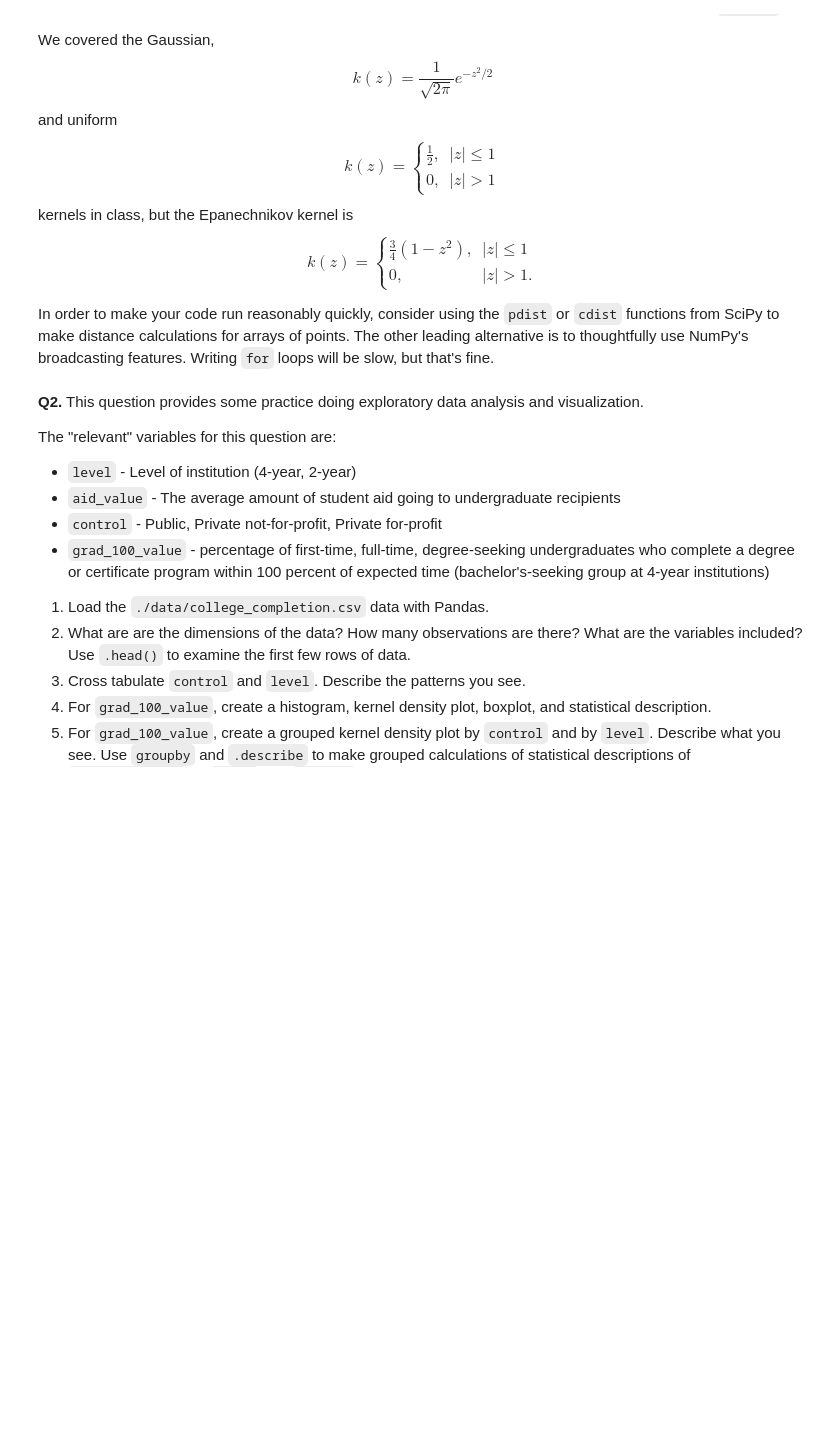
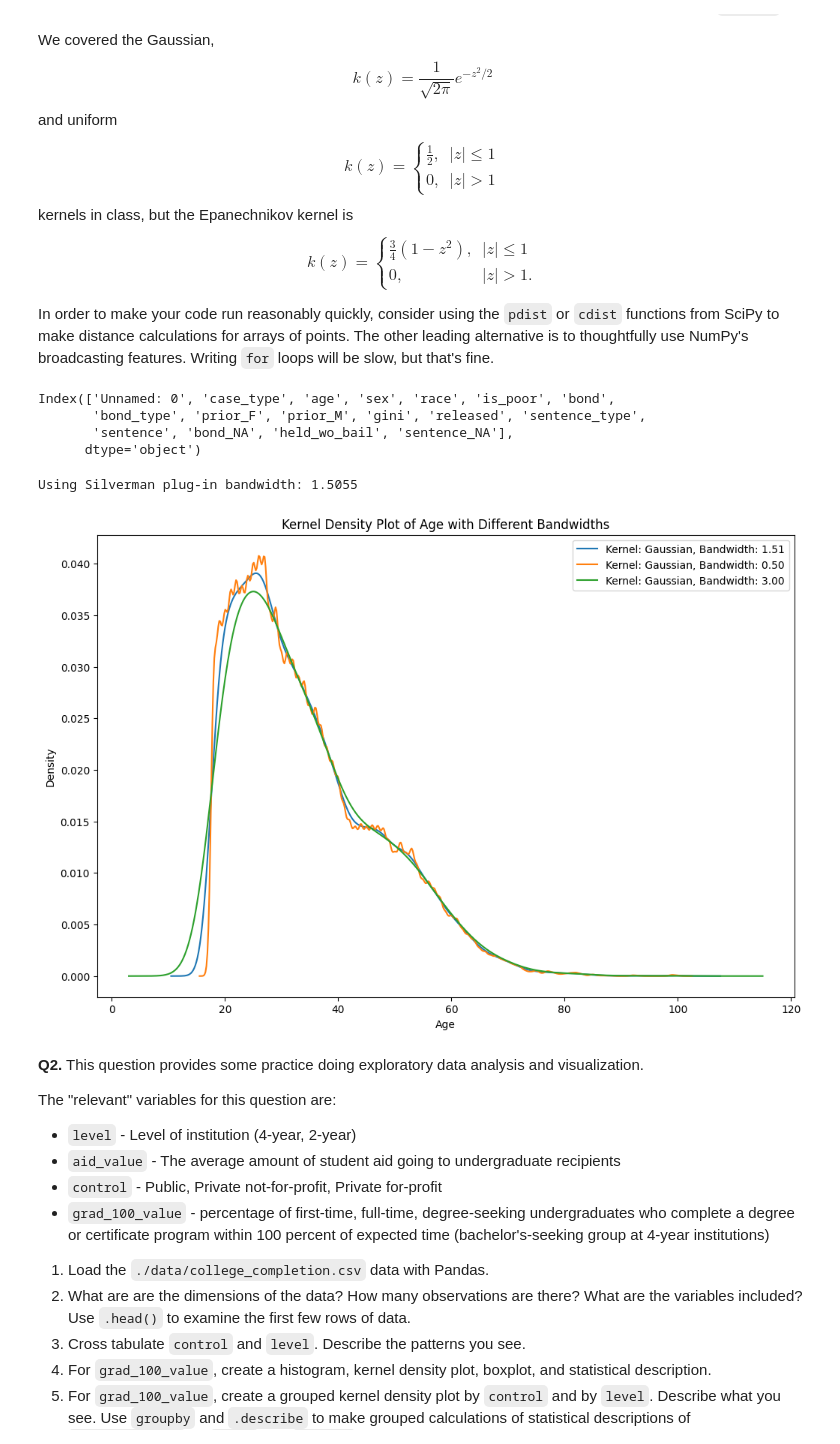
Before and after one commit to ewunder32/visualization_assignment, a Jupyter notebook: A3_Visualization.ipynb, the cells around one changed output. Cells and saved outputs as stored; diff of their text form; code cells hidden in the pictures; blank space fills up the shorter version.

```diff
--- a/A3_Visualization.ipynb
+++ b/A3_Visualization.ipynb
@@ -115,6 +122,33 @@ def my_kde_plot(data, kernel='gaussian', bandwidth=None, ax=None):
     ax.set_xlabel('Value')
     ax.set_ylabel('Density')
     ax.legend()
+# %%
+#Using pre-trail data to show my function works
+url = url = "https://raw.githubusercontent.com/ds3001f25/visualization/refs/heads/main/data/pretrial_data.csv"
+df_pretrial = pd.read_csv(url)
+df_pretrial.head()
+
+#look at pretrial data columns
+df_pretrial.columns
+# %% [output]
+Index(['Unnamed: 0', 'case_type', 'age', 'sex', 'race', 'is_poor', 'bond',
+       'bond_type', 'prior_F', 'prior_M', 'gini', 'released', 'sentence_type',
+       'sentence', 'bond_NA', 'held_wo_bail', 'sentence_NA'],
+      dtype='object')
+# %%
+#Use my_kde function on pre-trial data to test different bandwidths
+plt.figure(figsize=(12, 8))
+my_kde_plot(df_pretrial['age'], kernel='gaussian', bandwidth=None, ax=plt.gca()) # Default bandwidth
+my_kde_plot(df_pretrial['age'], kernel='gaussian', bandwidth=0.5, ax=plt.gca()) # Smaller bandwidth
+my_kde_plot(df_pretrial['age'], kernel='gaussian', bandwidth=3.0, ax=plt.gca()) # Larger bandwidth
+plt.title('Kernel Density Plot of Age with Different Bandwidths')
+plt.xlabel('Age')
+plt.ylabel('Density')
+plt.legend()
+plt.show()
+# %% [output]
+Using Silverman plug-in bandwidth: 1.5055
+[figure, added]
 # %% [markdown]
 **Q2.** This question provides some practice doing exploratory data analysis and visualization.
 
```
Also changed, not shown: parts of 20 cells of this notebook.
